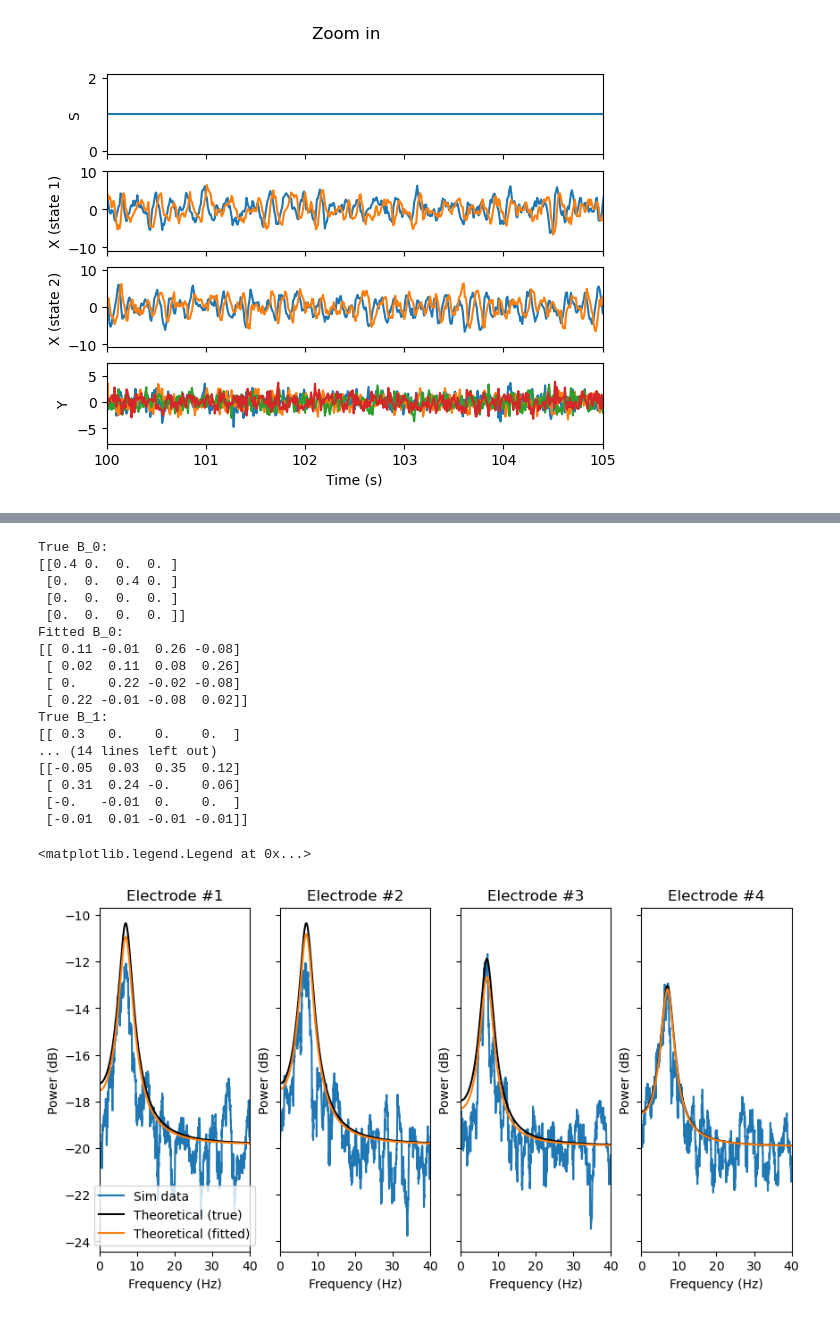
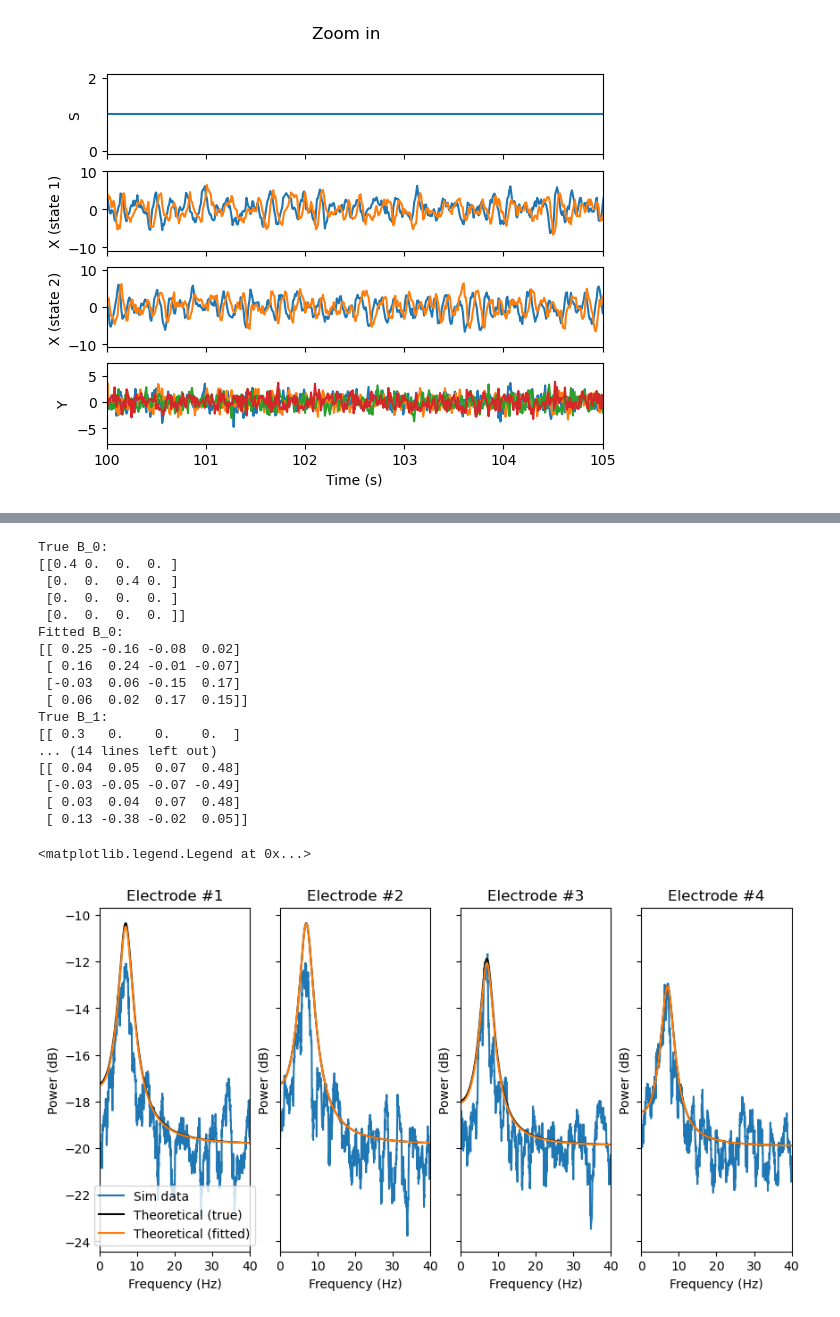
Before and after one commit to Eden-Kramer-Lab/Common_Oscillator_Models, a Jupyter notebook: notebooks/2_run_EM_simulated_model.ipynb, the cells around one changed output, grey strips where cells are left out. Saved outputs shown, nothing was run; the diff lists cells and outputs as text; code cells hidden in the pictures.

```diff
--- a/notebooks/2_run_EM_simulated_model.ipynb
+++ b/notebooks/2_run_EM_simulated_model.ipynb
@@ -67,10 +67,10 @@ axs[0].set_xlim([100,105])
 [figure]
 # %%
 # Pretend we don't know B and fit it
-tol = 1e-6 # Tolerance
-max_iter = 10 # Max iterations
+tol = 1e-3 # Tolerance
+max_iter = 50 # Max iterations
 
 B0 = np.random.uniform(0,0.1,size=[n,x_dim,M])
 
-mle_B, X_RTS, SW, Q_func = em_B(y, tol, max_iter, A, B0, Q, R, Z, X0)
+mle_B, X_RTS, SW, Q_func, itr = em_B(y, tol, max_iter, A, B0, Q, R, Z, X0)
 # %% [output]
@@ -108,7 +118,7 @@ Text(0.5, 0, 'Time (s)')
 np.set_printoptions(precision=2,suppress=True)
 for m in range(M):
    print(f'True B_{m}: \n{Btrue[:,:,m]}')
-   print(f'Fitted B_{m}: \n{mle_B[:,:,m,-1]}')
+   print(f'Fitted B_{m}: \n{mle_B[:,:,m,itr]}')
 # %% [output]
 True B_0:
 [[0.4 0.  0.  0. ]
@@ -116,14 +126,14 @@ True B_0:
  [0.  0.  0.  0. ]
  [0.  0.  0.  0. ]]
 Fitted B_0:
-[[ 0.11 -0.01  0.26 -0.08]
- [ 0.02  0.11  0.08  0.26]
- [ 0.    0.22 -0.02 -0.08]
- [ 0.22 -0.01 -0.08  0.02]]
+[[ 0.25 -0.16 -0.08  0.02]
+ [ 0.16  0.24 -0.01 -0.07]
+ [-0.03  0.06 -0.15  0.17]
+ [ 0.06  0.02  0.17  0.15]]
 True B_1:
 [[ 0.3   0.    0.    0.  ]
 ... (14 lines left out)
-[[-0.05  0.03  0.35  0.12]
- [ 0.31  0.24 -0.    0.06]
- [-0.   -0.01  0.    0.  ]
- [-0.01  0.01 -0.01 -0.01]]
+[[ 0.04  0.05  0.07  0.48]
+ [-0.03 -0.05 -0.07 -0.49]
+ [ 0.03  0.04  0.07  0.48]
+ [ 0.13 -0.38 -0.02  0.05]]
@@ -143,33 +155,33 @@ c = Connectivity(fourier_coefficients=m.fft(),
                 time=m.time)
 
 Stheo, Stheo_per_state = get_theoretical_psd_COM(c.frequencies,
                                                 fs,
                                                 osc_freqs,
                                                 rhos,
                                                 var_state_nois,
                                                 var_obs_noi,
                                                 Btrue,
                                                 s)
 
 Stheo_fit, Stheo_per_state_fit = get_theoretical_psd_COM(c.frequencies,
                                                 fs,
                                                 osc_freqs,
                                                 rhos,
                                                 var_state_nois,
                                                 var_obs_noi,
-                                                mle_B[:,:,:,-1],
-                                                SW[:,:,-1])
+                                                mle_B[:,:,:,itr],
+                                                SW[:,:,itr])
 
 [fig, axs] = plt.subplots(1,n,sharex=True,sharey=True,figsize=[10,5])
 for i in range(n):
     axs[i].plot(c.frequencies, 10*np.log10(c.power().squeeze()[:,i]),label='Sim data')
     axs[i].plot(c.frequencies,10*np.log10(Stheo[:,i]),color='k',label='Theoretical (true)')
     axs[i].plot(c.frequencies,10*np.log10(Stheo_fit[:,i]),label='Theoretical (fitted)')
     axs[i].set_title(f'Electrode #{i+1}')
     axs[i].set_ylabel('Power (dB)')
     axs[i].set_xlabel('Frequency (Hz)')
 axs[0].set_xlim(0,40)
 axs[0].legend(loc='lower center')
 # %% [output]
 <matplotlib.legend.Legend at 0x...>
-[figure, old version]
+[figure, new version]
```
Also changed, not shown: parts of 3 cells of this notebook, 1 other file.
